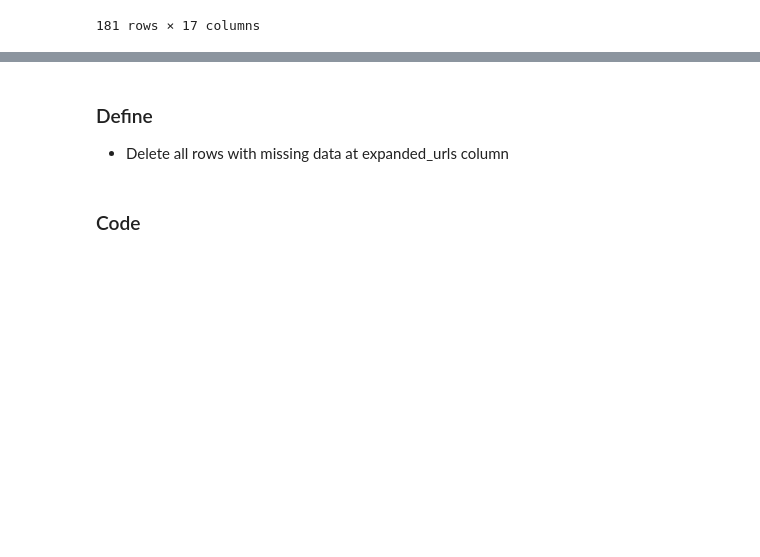
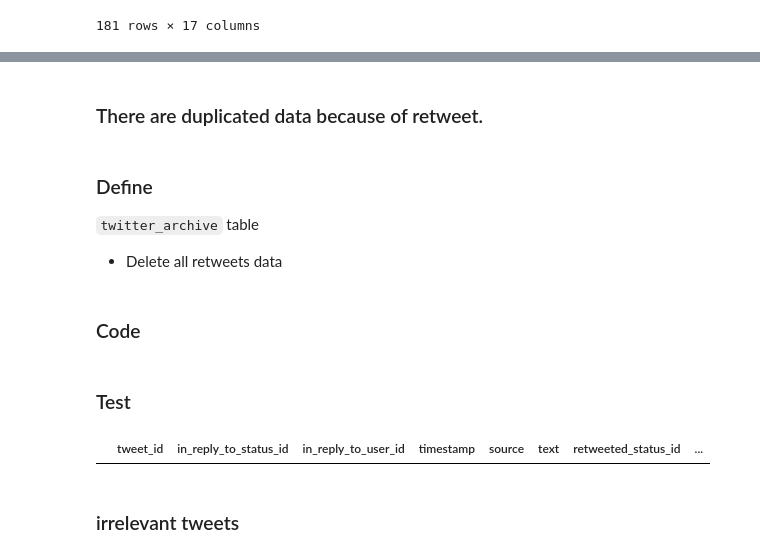
Before and after one commit to Onsymers/Wrangle_WeRateDogs, a Jupyter notebook: wrangle_act.ipynb, the cells around one changed output, grey strips where cells are left out. Drawn from its saved outputs; the diff is of its cells as text; code cells hidden in the pictures; blank space fills up the shorter version.

```diff
--- a/wrangle_act.ipynb
+++ b/wrangle_act.ipynb
@@ -462,5 +468,18 @@ twitter_archive_clean[twitter_archive_clean["retweeted_status_id"].notnull()]
+# %% [markdown]
+### There are duplicated data because of retweet.
 # %% [markdown]
 ### Define
-- Delete all rows with missing data at expanded_urls column
+`twitter_archive` table
+- Delete all retweets data
 # %% [markdown]
 ### Code
+# %%
+twitter_archive_clean = twitter_archive_clean[twitter_archive_clean.retweeted_status_id.isnull()]
+# %% [markdown]
+### Test
+# %%
+twitter_archive_clean[twitter_archive_clean.retweeted_status_id.notnull()]
+# %% [output]
+|  | tweet_id | in_reply_to_status_id | in_reply_to_user_id | timestamp | source | text | retweeted_status_id | ... |
+# %% [markdown]
+### irrelevant tweets
```
Also changed, not shown: parts of 34 cells of this notebook.
